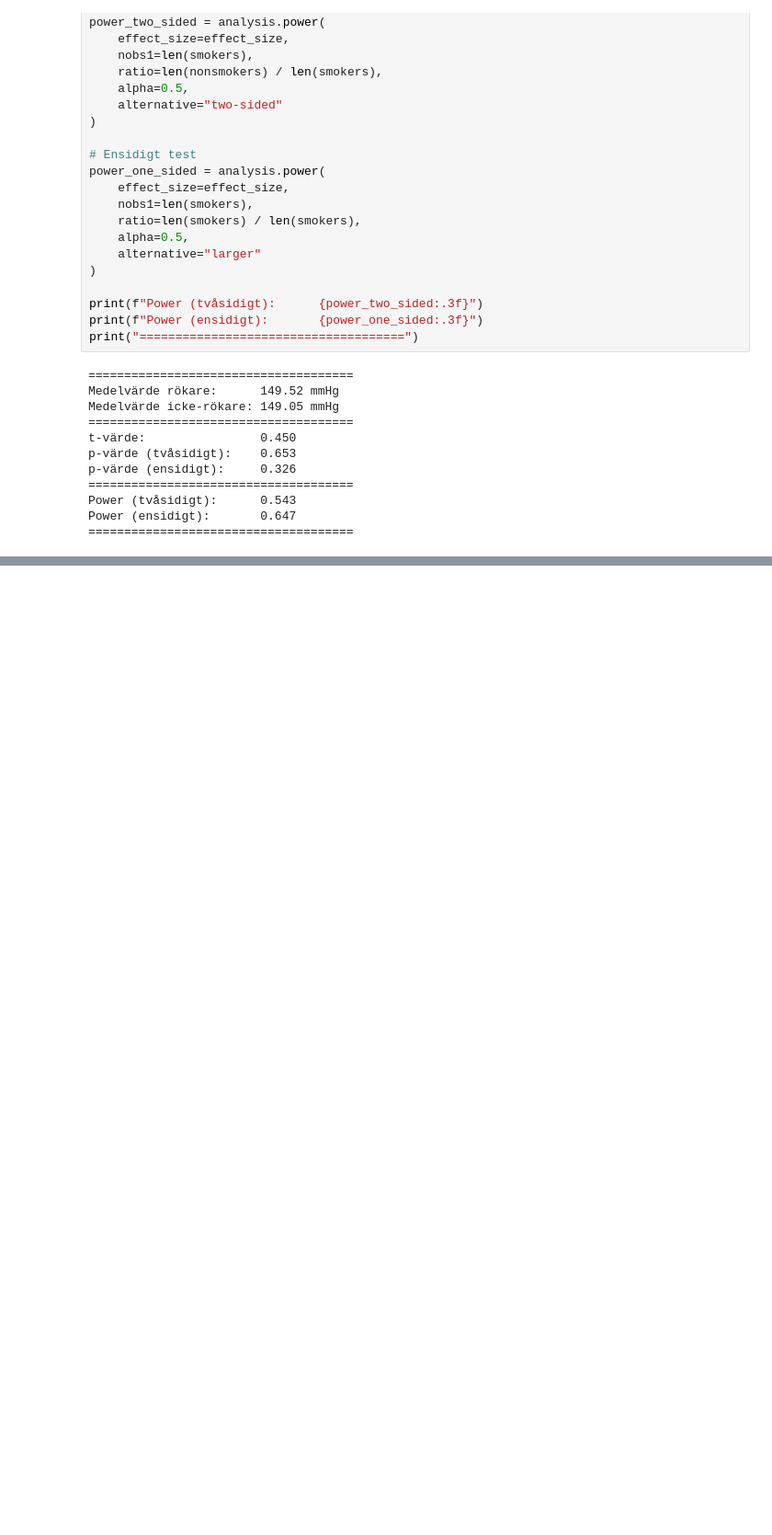
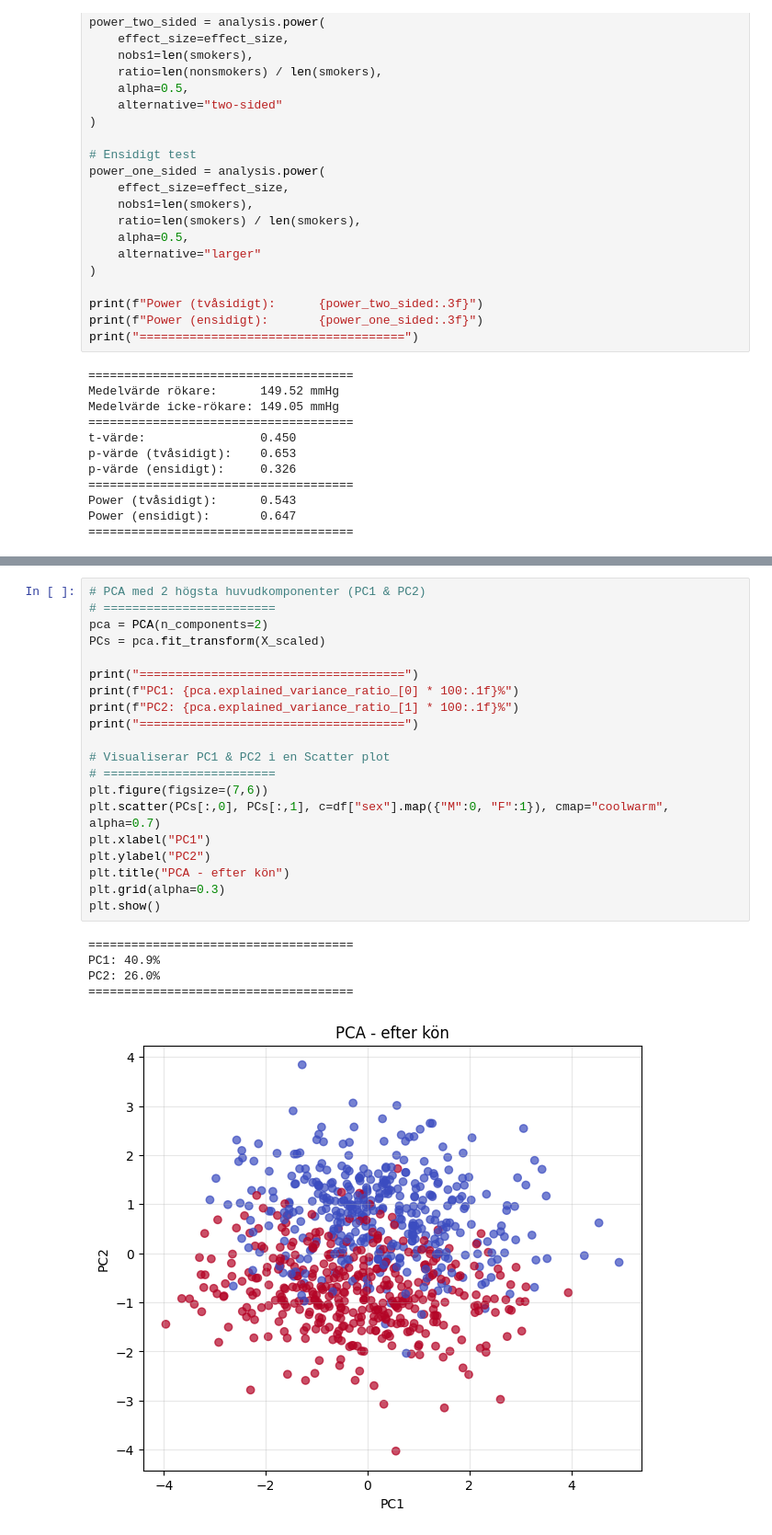
Before and after one commit to belson-h/Project---Health-Study, a Jupyter notebook: study_report.ipynb, the cells around one changed output, grey strips where cells are left out. Shown at 92% size. Cells and saved outputs as stored; diff of their text form; blank space fills up the shorter version.

```diff
--- a/study_report.ipynb
+++ b/study_report.ipynb
@@ -396,0 +514,26 @@ Det **tvåsidiga p-värdet** (0.653) är mycket högt, vilket betyder att vi har
+# %%
+# PCA med 2 högsta huvudkomponenter (PC1 & PC2)
+# ========================
+pca = PCA(n_components=2)
+PCs = pca.fit_transform(X_scaled)
+
+print("=====================================")
+print(f"PC1: {pca.explained_variance_ratio_[0] * 100:.1f}%")
+print(f"PC2: {pca.explained_variance_ratio_[1] * 100:.1f}%")
+print("=====================================")
+
+# Visualiserar PC1 & PC2 i en Scatter plot
+# ========================
+plt.figure(figsize=(7,6))
+plt.scatter(PCs[:,0], PCs[:,1], c=df["sex"].map({"M":0, "F":1}), cmap="coolwarm", alpha=0.7)
+plt.xlabel("PC1")
+plt.ylabel("PC2")
+plt.title("PCA - efter kön")
+plt.grid(alpha=0.3)
+plt.show()
+# %% [output]
+=====================================
+PC1: 40.9%
+PC2: 26.0%
+=====================================
+[figure, added]
```
Also changed, not shown: parts of 15 cells of this notebook.
